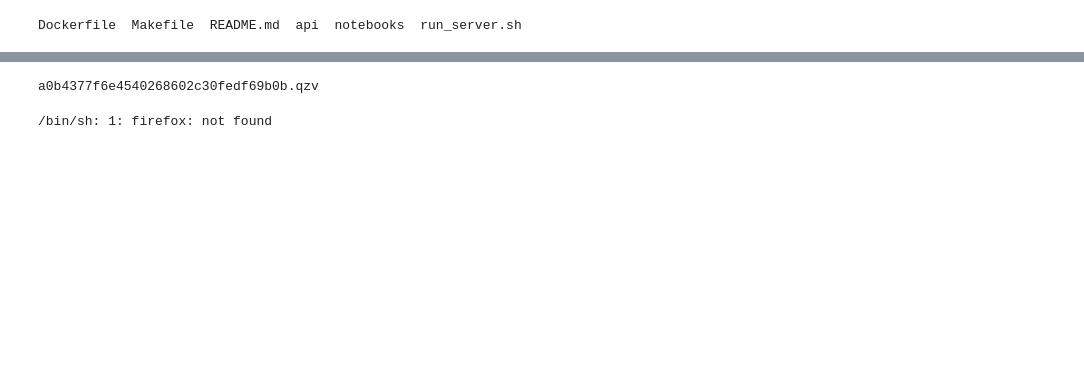
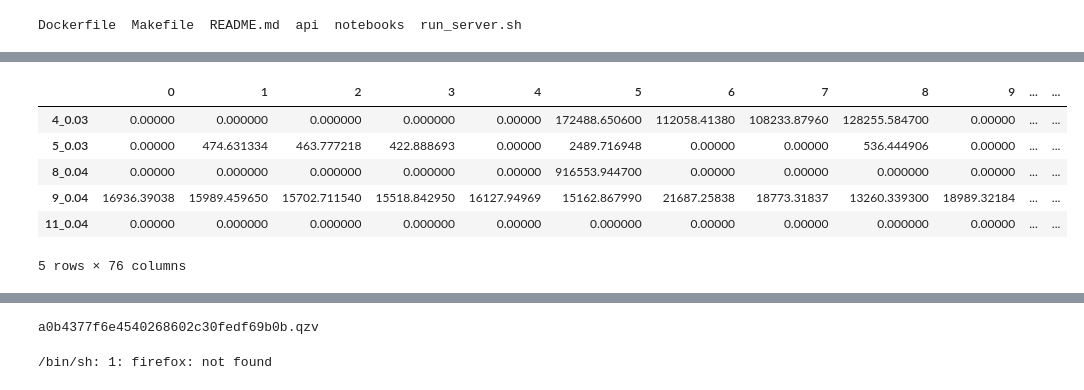
Before and after one commit to computational-chemical-biology/ClusterApp, a Jupyter notebook: notebooks/pcoa.ipynb, the cells around one changed output, grey strips where cells are left out. Drawn from its saved outputs; the diff is of its cells as text; code cells hidden in the pictures; blank space fills up the shorter version.

```diff
--- a/notebooks/pcoa.ipynb
+++ b/notebooks/pcoa.ipynb
@@ -40,0 +137,11 @@ pcoa_obj.visualization.save(pcoa_file)
+# %%
+feat = feat_table[feat_table.columns[plast_attr:]].T
+feat.head()
+# %% [output]
+|  | 0 | 1 | 2 | 3 | 4 | 5 | 6 | 7 | 8 | 9 | ... | ... |
+| 4_0.03 | 0.00000 | 0.000000 | 0.000000 | 0.000000 | 0.00000 | 172488.650600 | 112058.41380 | 108233.87960 | 128255.584700 | 0.00000 | ... | ... |
+| 5_0.03 | 0.00000 | 474.631334 | 463.777218 | 422.888693 | 0.00000 | 2489.716948 | 0.00000 | 0.00000 | 536.444906 | 0.00000 | ... | ... |
+| 8_0.04 | 0.00000 | 0.000000 | 0.000000 | 0.000000 | 0.00000 | 916553.944700 | 0.00000 | 0.00000 | 0.000000 | 0.00000 | ... | ... |
+| 9_0.04 | 16936.39038 | 15989.459650 | 15702.711540 | 15518.842950 | 16127.94969 | 15162.867990 | 21687.25838 | 18773.31837 | 13260.339300 | 18989.32184 | ... | ... |
+| 11_0.04 | 0.00000 | 0.000000 | 0.000000 | 0.000000 | 0.00000 | 0.000000 | 0.00000 | 0.00000 | 0.000000 | 0.00000 | ... | ... |
+5 rows × 76 columns
```
Also changed, not shown: parts of 27 cells of this notebook.
